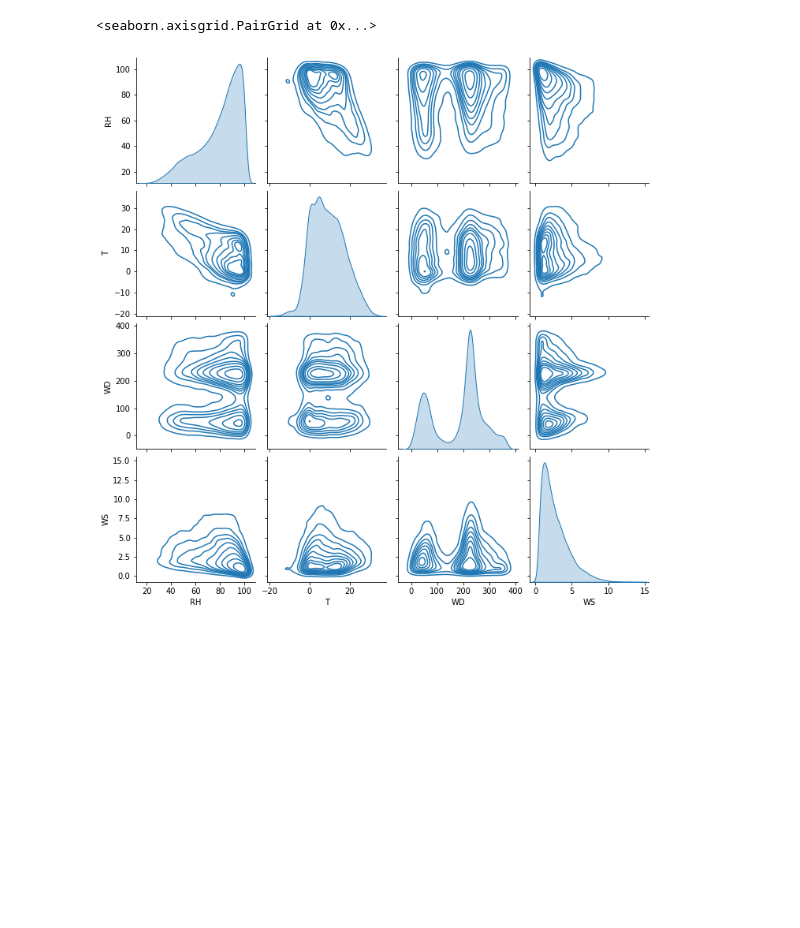
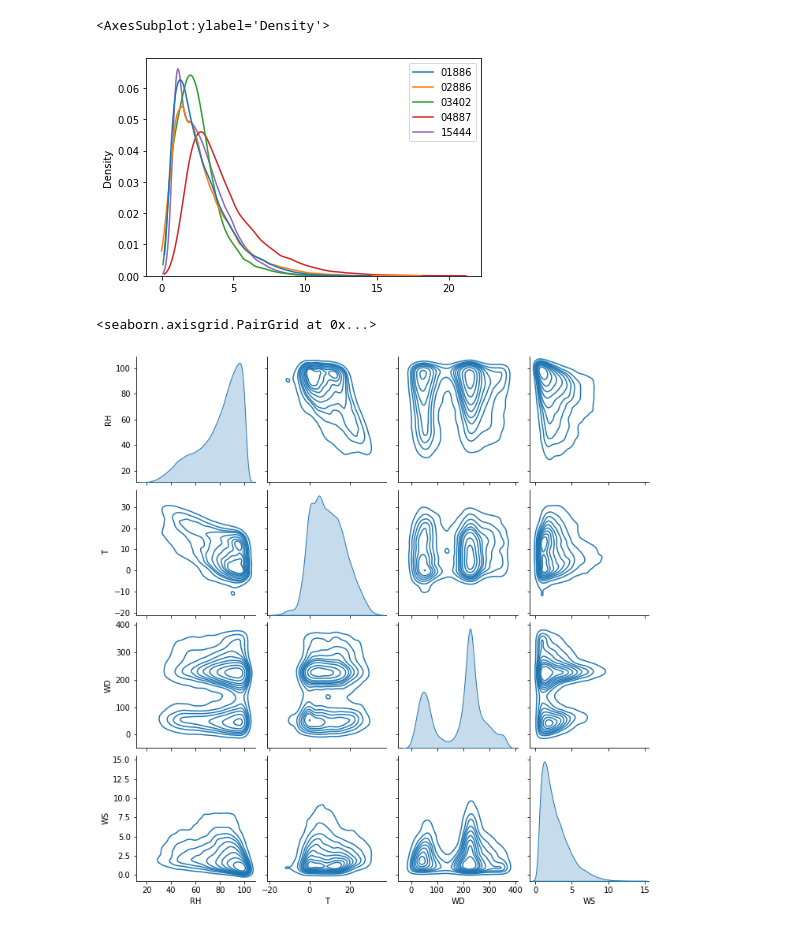
Before and after one commit to leuchtum/cse-seminar-windprognose, a Jupyter notebook: data/stations_explore.ipynb, the cells around one changed output. Drawn from its saved outputs; the diff is of its cells as text; code cells hidden in the pictures; blank space fills up the shorter version.

Commit message:
Modified files in data, not important

```diff
--- a/data/stations_explore.ipynb
+++ b/data/stations_explore.ipynb
@@ -9,6 +9,21 @@ station = "01886"
 filepath = f"{os.getcwd()}/{station}.pkl"
 # %%
 df = pd.read_pickle(filepath)
+# %%
+stations = ["01886", "02886", "03402", "04887", "15444"]
+dfs = []
+for s in stations:
+    filepath = f"{os.getcwd()}/{s}.pkl"
+    dfs.append(pd.read_pickle(filepath))
+
+dfs = [df.WS for df in dfs]
+df = pd.concat(dfs, axis=1)
+df.columns = stations
+# %%
+sns.kdeplot(data=df, cut=0)
+# %% [output]
+<AxesSubplot:ylabel='Density'>
+[figure, added]
 # %%
 df_rose = df.copy()
 df_rose = df_rose.dropna()
```
Also changed, not shown: 1 other file.
